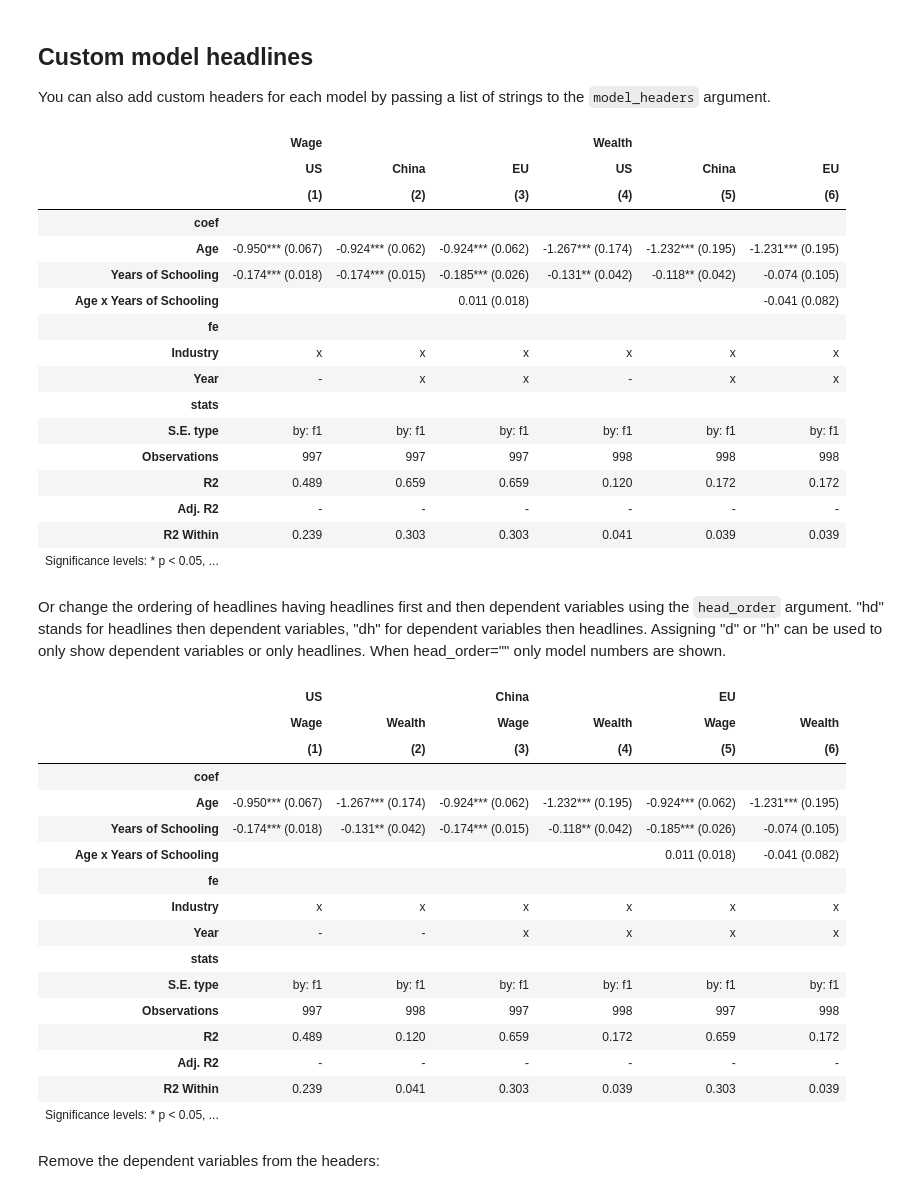
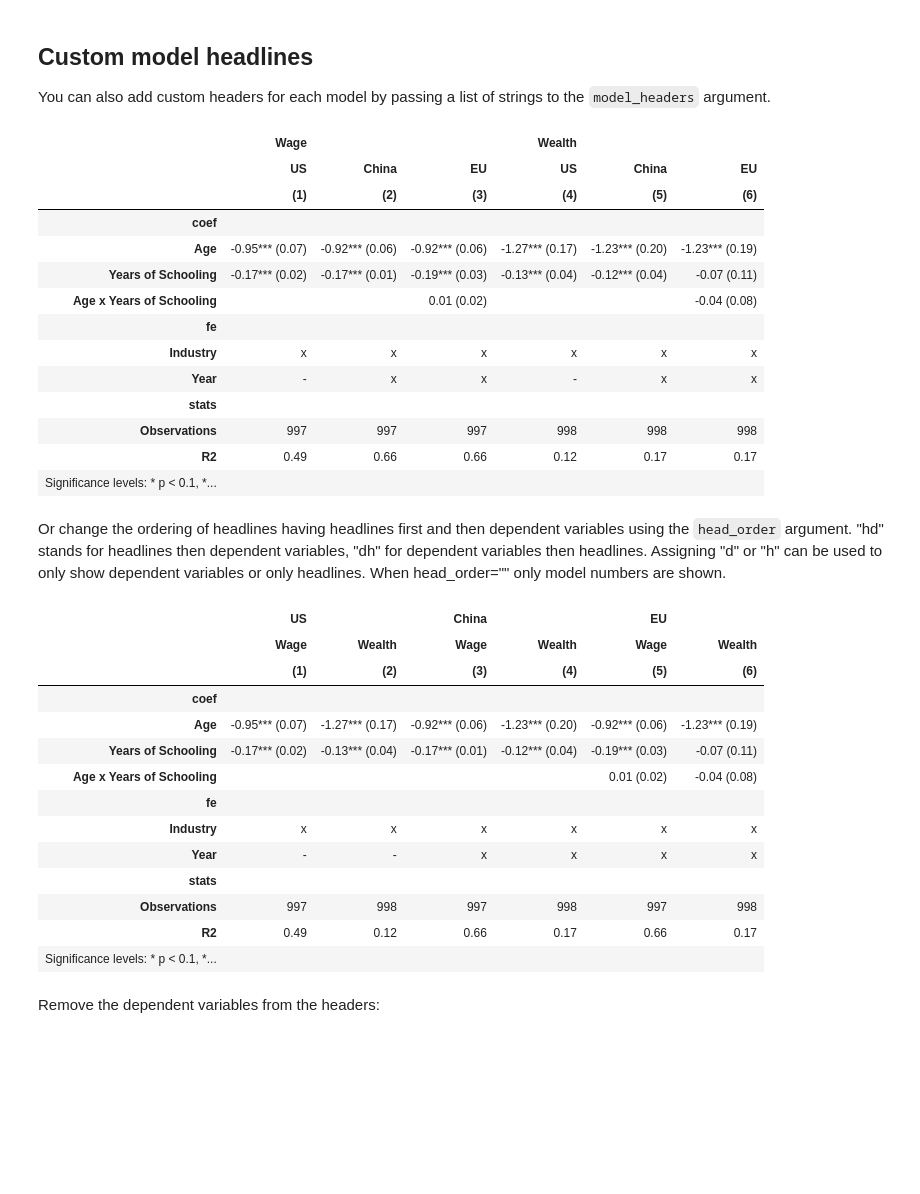
Before and after one commit to dsliwka/maketables, a Jupyter notebook: introductions.ipynb, the cells around one changed output. Saved outputs shown, nothing was run; the diff lists cells and outputs as text; code cells hidden in the pictures; blank space fills up the shorter version.

```diff
--- a/introductions.ipynb
+++ b/introductions.ipynb
@@ -348,0 +316,5 @@ to.ETable(
+# %%
+to.ETable.DEFAULT_MODEL_STATS = ["N","r2"]
+to.ETable.DEFAULT_LABELS = labels
+to.ETable.DEFAULT_DIGITS = 2
+to.ETable.DEFAULT_SIGNIF_CODE = [0.01, 0.05, 0.1]
@@ -416,46 +398,39 @@ to.ETable(
 |  | US | China | EU | US | China | EU |
 |  | (1) | (2) | (3) | (4) | (5) | (6) |
 | coef |  |  |  |  |  |  |
-| Age | -0.950*** (0.067) | -0.924*** (0.062) | -0.924*** (0.062) | -1.267*** (0.174) | -1.232*** (0.195) | -1.231*** (0.195) |
-| Years of Schooling | -0.174*** (0.018) | -0.174*** (0.015) | -0.185*** (0.026) | -0.131** (0.042) | -0.118** (0.042) | -0.074 (0.105) |
-| Age x Years of Schooling |  |  | 0.011 (0.018) |  |  | -0.041 (0.082) |
+| Age | -0.95*** (0.07) | -0.92*** (0.06) | -0.92*** (0.06) | -1.27*** (0.17) | -1.23*** (0.20) | -1.23*** (0.19) |
+| Years of Schooling | -0.17*** (0.02) | -0.17*** (0.01) | -0.19*** (0.03) | -0.13*** (0.04) | -0.12*** (0.04) | -0.07 (0.11) |
+| Age x Years of Schooling |  |  | 0.01 (0.02) |  |  | -0.04 (0.08) |
 | fe |  |  |  |  |  |  |
 | Industry | x | x | x | x | x | x |
 | Year | - | x | x | - | x | x |
 | stats |  |  |  |  |  |  |
-| S.E. type | by: f1 | by: f1 | by: f1 | by: f1 | by: f1 | by: f1 |
 | Observations | 997 | 997 | 997 | 998 | 998 | 998 |
-| R2 | 0.489 | 0.659 | 0.659 | 0.120 | 0.172 | 0.172 |
-| Adj. R2 | - | - | - | - | - | - |
-| R2 Within | 0.239 | 0.303 | 0.303 | 0.041 | 0.039 | 0.039 |
-| Significance levels: * p < 0.05, ... |  |  |  |  |  |  |
+| R2 | 0.49 | 0.66 | 0.66 | 0.12 | 0.17 | 0.17 |
+| Significance levels: * p < 0.1, *... |  |  |  |  |  |  |
 # %% [markdown]
 Or change the ordering of headlines having headlines first and then dependent variables using the `head_order` argument. "hd" stands for headlines then dependent variables, "dh" for dependent variables then headlines. Assigning "d" or "h" can be used to only show dependent variables or only headlines. When head_order="" only model numbers are shown.
 # %%
 to.ETable(
     [fit1, fit4, fit2, fit5, fit3, fit6],
-    labels=labels,
     model_heads=["US", "US", "China", "China", "EU", "EU"],
     head_order="hd",
 )
 # %% [output]
 |  | US |  | China |  | EU |  |
 |  | Wage | Wealth | Wage | Wealth | Wage | Wealth |
 |  | (1) | (2) | (3) | (4) | (5) | (6) |
 | coef |  |  |  |  |  |  |
-| Age | -0.950*** (0.067) | -1.267*** (0.174) | -0.924*** (0.062) | -1.232*** (0.195) | -0.924*** (0.062) | -1.231*** (0.195) |
-| Years of Schooling | -0.174*** (0.018) | -0.131** (0.042) | -0.174*** (0.015) | -0.118** (0.042) | -0.185*** (0.026) | -0.074 (0.105) |
-| Age x Years of Schooling |  |  |  |  | 0.011 (0.018) | -0.041 (0.082) |
+| Age | -0.95*** (0.07) | -1.27*** (0.17) | -0.92*** (0.06) | -1.23*** (0.20) | -0.92*** (0.06) | -1.23*** (0.19) |
+| Years of Schooling | -0.17*** (0.02) | -0.13*** (0.04) | -0.17*** (0.01) | -0.12*** (0.04) | -0.19*** (0.03) | -0.07 (0.11) |
+| Age x Years of Schooling |  |  |  |  | 0.01 (0.02) | -0.04 (0.08) |
 | fe |  |  |  |  |  |  |
 | Industry | x | x | x | x | x | x |
 | Year | - | - | x | x | x | x |
 | stats |  |  |  |  |  |  |
-| S.E. type | by: f1 | by: f1 | by: f1 | by: f1 | by: f1 | by: f1 |
 | Observations | 997 | 998 | 997 | 998 | 997 | 998 |
-| R2 | 0.489 | 0.120 | 0.659 | 0.172 | 0.659 | 0.172 |
-| Adj. R2 | - | - | - | - | - | - |
-| R2 Within | 0.239 | 0.041 | 0.303 | 0.039 | 0.303 | 0.039 |
-| Significance levels: * p < 0.05, ... |  |  |  |  |  |  |
+| R2 | 0.49 | 0.12 | 0.66 | 0.17 | 0.66 | 0.17 |
+| Significance levels: * p < 0.1, *... |  |  |  |  |  |  |
 # %% [markdown]
 Remove the dependent variables from the headers:
 # %%
```
Also changed, not shown: parts of 26 cells of this notebook, 13 other files.
